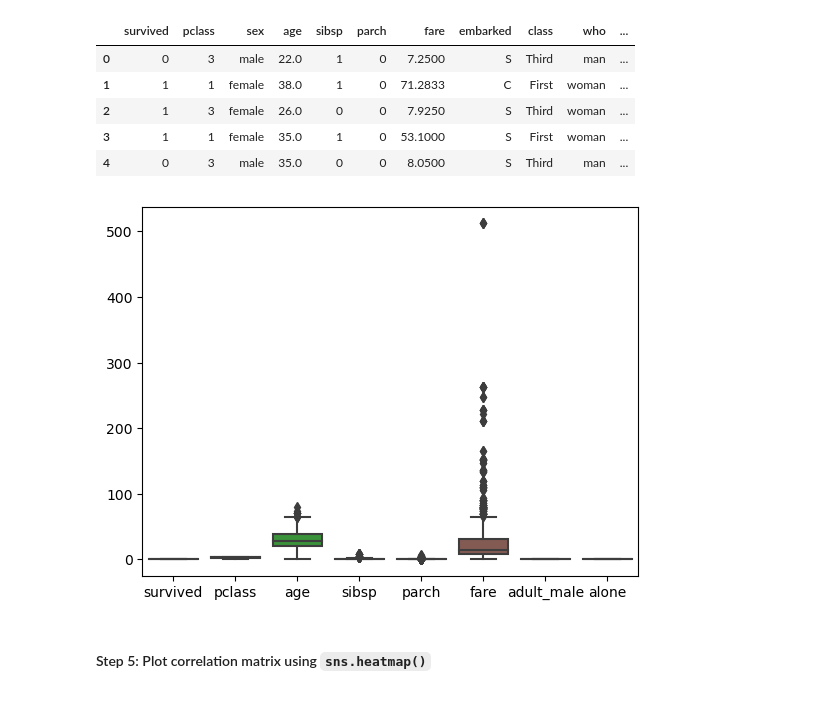
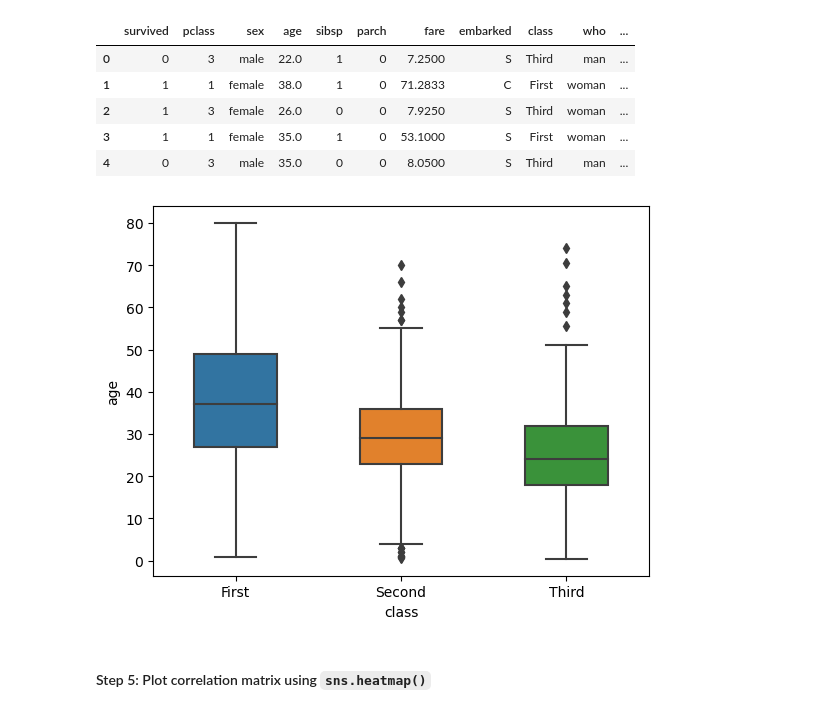
Before and after one commit to honghanhh/mci_python_33a8_l1, a Jupyter notebook: Live Slides/Live Lecture 10/Pha_Capstone Project.ipynb, the cells around one changed output. Drawn from its saved outputs; the diff is of its cells as text; code cells hidden in the pictures.

```diff
--- a/Live Slides/Live Lecture 10/Pha_Capstone Project.ipynb
+++ b/Live Slides/Live Lecture 10/Pha_Capstone Project.ipynb
@@ -205,9 +209,9 @@ titanic.head(5)
 | 3 | 1 | 1 | female | 35.0 | 1 | 0 | 53.1000 | S | First | woman | ... |
 | 4 | 0 | 3 | male | 35.0 | 0 | 0 | 8.0500 | S | Third | man | ... |
 # %%
-sns.boxplot(data = titanic)
+sns.boxplot(data = titanic, x = "class", y = "age", width = 0.5)
 plt.show()
 # %% [output]
-[figure, old version]
+[figure, new version]
 # %% [markdown]
 #### Step 5: Plot correlation matrix using `sns.heatmap()`
```
Also changed, not shown: parts of 19 cells of this notebook, 1 other file.
